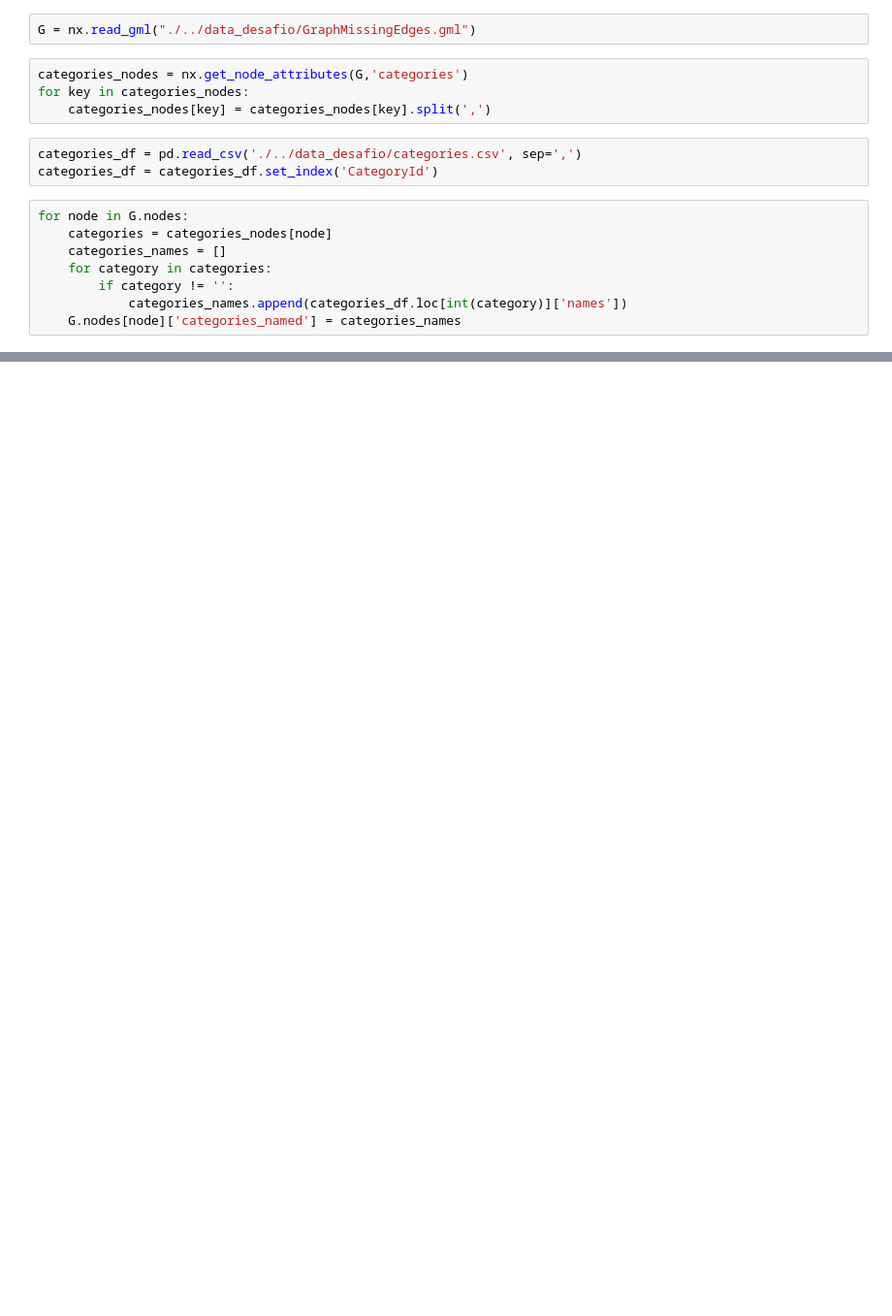
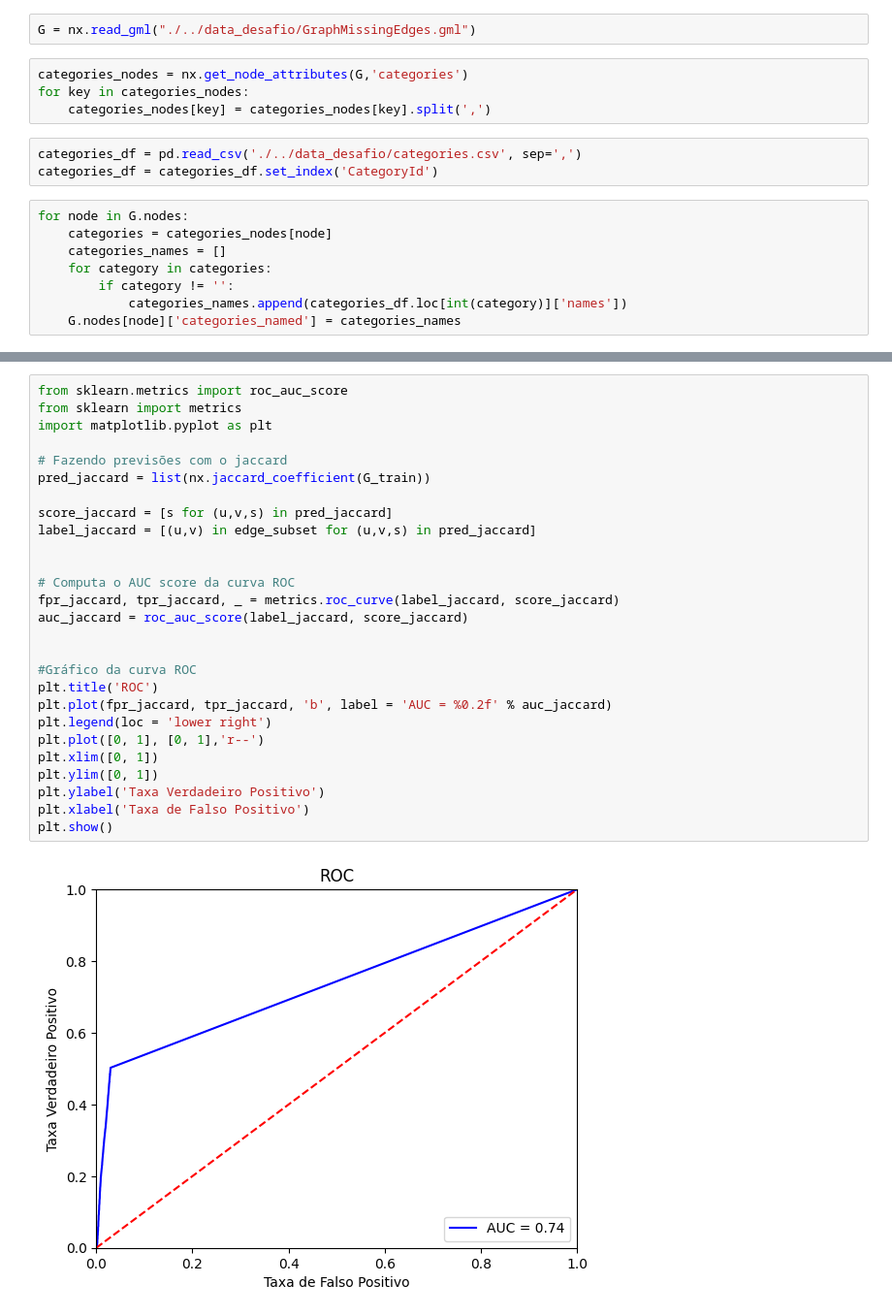
Before and after one commit to rwc2408/CienciadasRedes, a Jupyter notebook: Desafio 02/desafico02_linkPrediction.ipynb, the cells around one changed output, grey strips where cells are left out. Shown at 97% size. Drawn from its saved outputs; the diff is of its cells as text; blank space fills up the shorter version.

Commit message:
coeficiente de jaccard

```diff
--- a/Desafio 02/desafico02_linkPrediction.ipynb
+++ b/Desafio 02/desafico02_linkPrediction.ipynb
@@ -41,0 +64,29 @@ Número de componentes conectados : 756
+# %%
+from sklearn.metrics import roc_auc_score
+from sklearn import metrics
+import matplotlib.pyplot as plt
+
+# Fazendo previsões com o jaccard
+pred_jaccard = list(nx.jaccard_coefficient(G_train))
+
+score_jaccard = [s for (u,v,s) in pred_jaccard]
+label_jaccard = [(u,v) in edge_subset for (u,v,s) in pred_jaccard]
+
+
+# Computa o AUC score da curva ROC
+fpr_jaccard, tpr_jaccard, _ = metrics.roc_curve(label_jaccard, score_jaccard)
+auc_jaccard = roc_auc_score(label_jaccard, score_jaccard)
+
+
+#Gráfico da curva ROC
+plt.title('ROC')
+plt.plot(fpr_jaccard, tpr_jaccard, 'b', label = 'AUC = %0.2f' % auc_jaccard)
+plt.legend(loc = 'lower right')
+plt.plot([0, 1], [0, 1],'r--')
+plt.xlim([0, 1])
+plt.ylim([0, 1])
+plt.ylabel('Taxa Verdadeiro Positivo')
+plt.xlabel('Taxa de Falso Positivo')
+plt.show()
+# %% [output]
+[figure, added]
```
Also changed, not shown: parts of 5 cells of this notebook.
